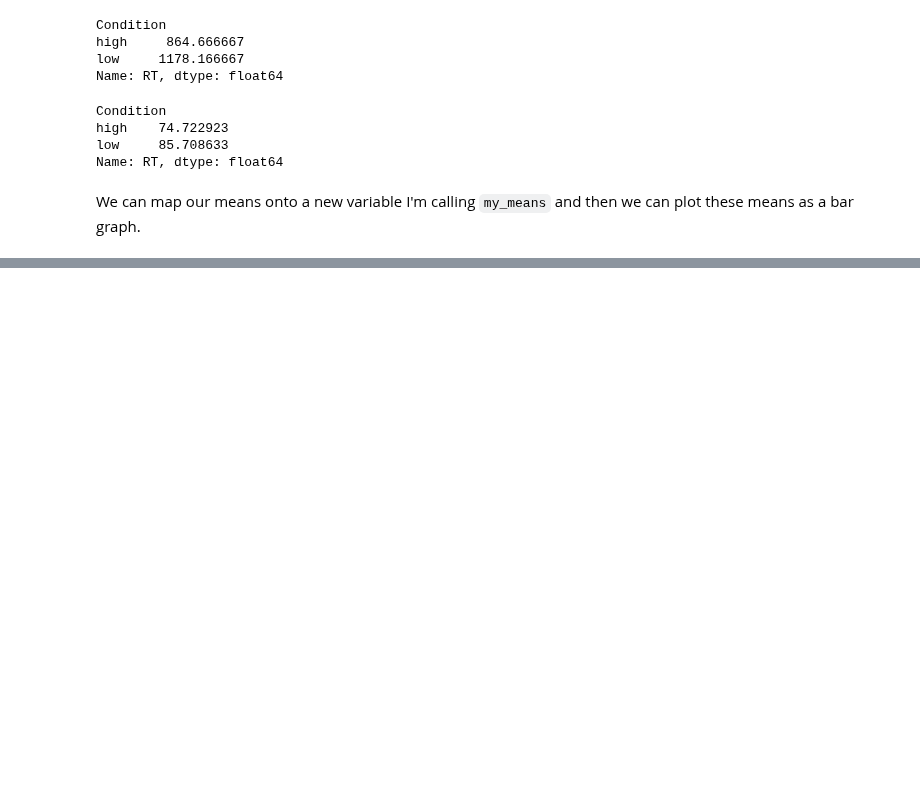
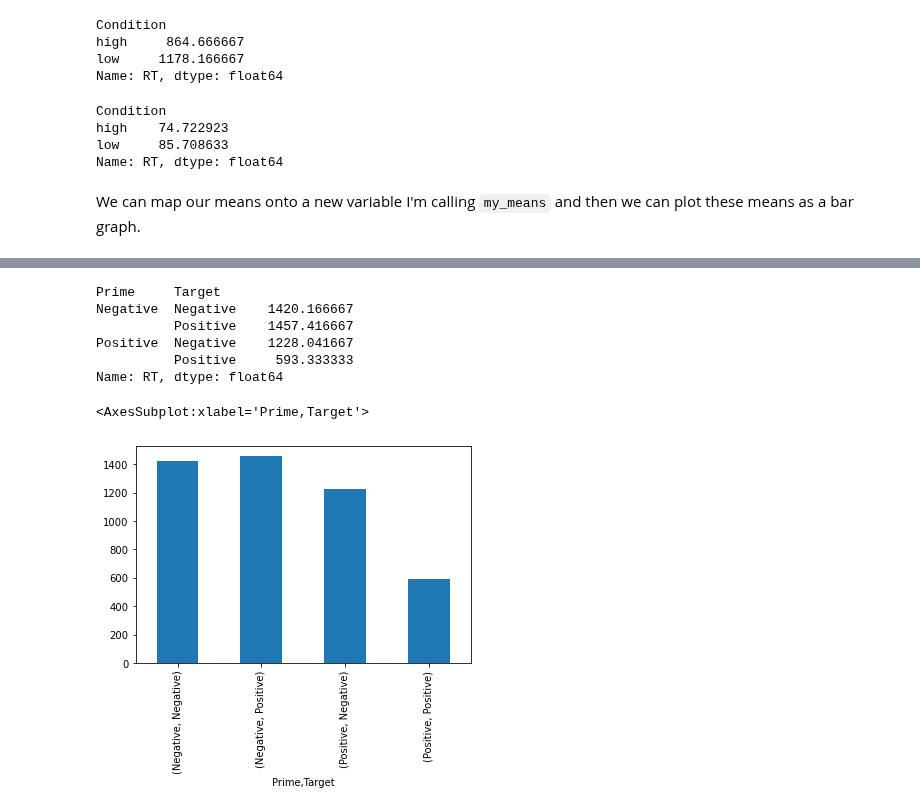
Before and after one commit to ajstewartlang/02_intro_to_python_programming, a Jupyter notebook: _build/jupyter_execute/pandas.ipynb, the cells around one changed output, grey strips where cells are left out. Cells and saved outputs as stored; diff of their text form; code cells hidden in the pictures; blank space fills up the shorter version.

```diff
--- a/_build/jupyter_execute/pandas.ipynb
+++ b/_build/jupyter_execute/pandas.ipynb
@@ -99,0 +204,2 @@ my_means.plot(kind = 'bar')
+# %%
+factorial_anova_data = pd.read_csv("https://raw.githubusercontent.com/ajstewartlang/02_intro_to_python_programming/main/data/ANOVA_data3.csv")
@@ -99,0 +222,16 @@ my_means.plot(kind = 'bar')
+# %%
+grouped = factorial_anova_data.groupby(['Prime', 'Target'])
+group_means = grouped.mean()['RT']
+group_means
+# %% [output]
+Prime     Target
+Negative  Negative    1420.166667
+          Positive    1457.416667
+Positive  Negative    1228.041667
+          Positive     593.333333
+Name: RT, dtype: float64
+# %%
+group_means.plot(kind="bar")
+# %% [output]
+<AxesSubplot:xlabel='Prime,Target'>
+[figure, added]
```
Also changed, not shown: parts of 34 cells of this notebook, 15 other files.
